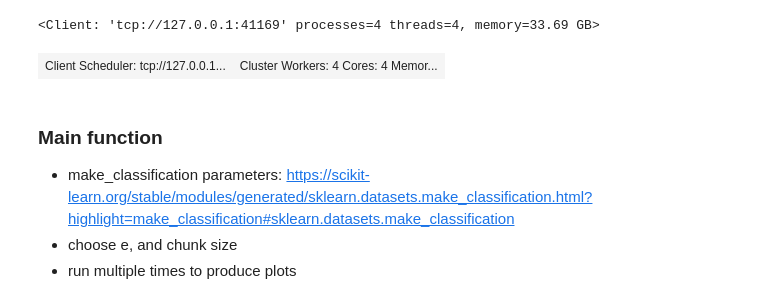
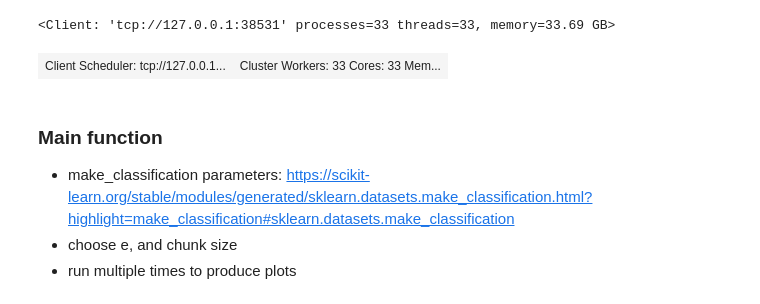
Before and after one commit to KampiotiSofia/svm, a Jupyter notebook: project/dask.ipynb, the cells around one changed output. Saved outputs shown, nothing was run; the diff lists cells and outputs as text; code cells hidden in the pictures.

```diff
--- a/project/dask.ipynb
+++ b/project/dask.ipynb
@@ -1,18 +1,18 @@
 # %%
 from client import start_client
 import matplotlib.pyplot as plt
 import numpy as np
 import time
 from matplotlib.pyplot import figure
 from main_func import main,real_partial
-from plotting import plot
+from plotting import plot, plot_workers
 from jupyterthemes import jtplot
 
-client,w=start_client(4)
+client,w=start_client(33)
 client
 # %% [output]
-<Client: 'tcp://127.0.0.1:41169' processes=4 threads=4, memory=33.69 GB>
+<Client: 'tcp://127.0.0.1:38531' processes=33 threads=33, memory=33.69 GB>
-| Client Scheduler: tcp://127.0.0.1... | Cluster Workers: 4 Cores: 4 Memor... |
+| Client Scheduler: tcp://127.0.0.1... | Cluster Workers: 33 Cores: 33 Mem... |
 # %% [markdown]
 ### Main function
 - make_classification parameters: https://scikit-learn.org/stable/modules/generated/sklearn.datasets.make_classification.html?highlight=make_classification#sklearn.datasets.make_classification
```
Also changed, not shown: parts of 6 cells of this notebook, 5 other files.
